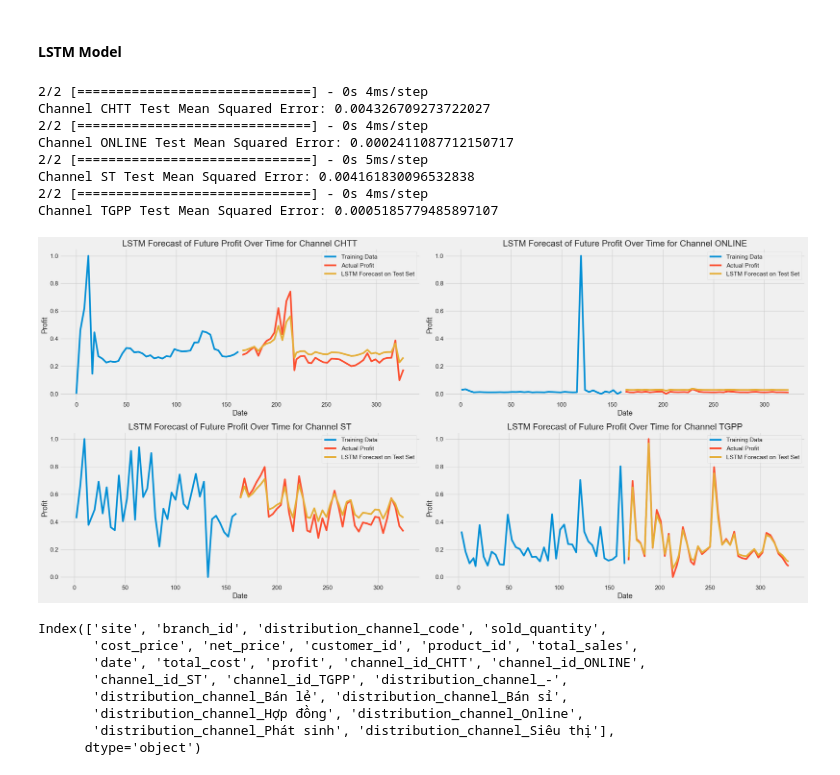
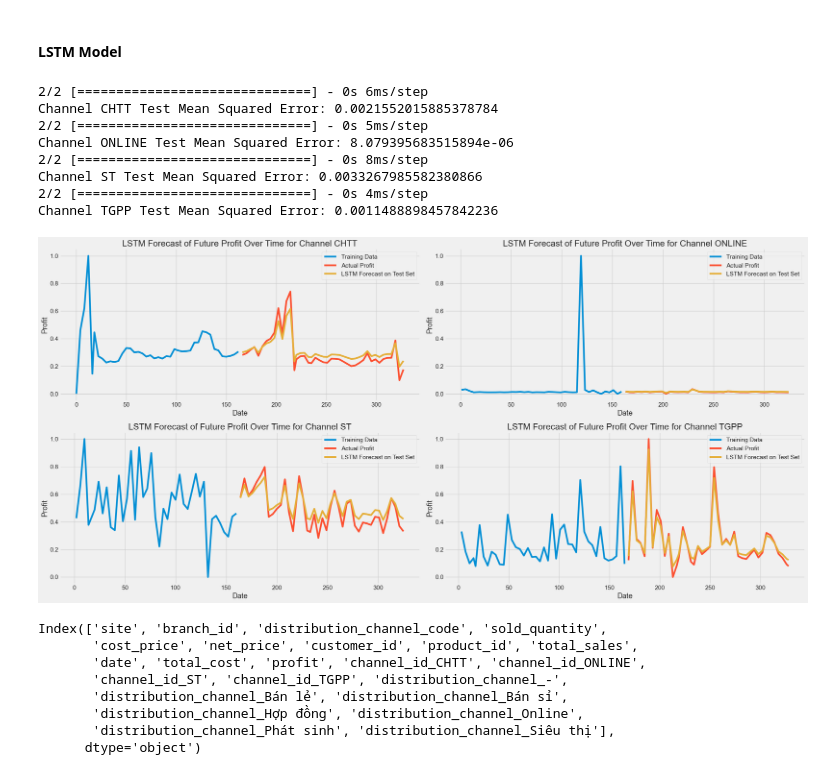
Before and after one commit to knightstark7/FinalMVP-VietnamDatathon, a Jupyter notebook: src/demo.ipynb, the cells around one changed output. Saved outputs shown, nothing was run; the diff lists cells and outputs as text; code cells hidden in the pictures.

```diff
--- a/src/demo.ipynb
+++ b/src/demo.ipynb
@@ -309,6 +309,8 @@ plt.show()
 [figure]
 # %% [markdown]
 ### **Data Modeling**
+# %%
+total_profit_over_time = sales_data.groupby(['date', 'channel_id'])['profit'].sum().reset_index()
 # %% [markdown]
 #### **ARIMA Model**
 # %%
@@ -422,42 +424,42 @@ for i, channel in enumerate(total_profit_over_time['channel_id'].unique()):
     test_values = np.array(test['profit']).reshape(-1, 1, 1)
 
     # Build the LSTM model
     model = Sequential()
-    model.add(LSTM(50, activation='relu', input_shape=(1, 1)))
+    model.add(LSTM(100, activation='relu', input_shape=(1, 1)))
     model.add(Dense(1))
     model.compile(optimizer='adam', loss='mse')
 
     # Fit the model on the training set
     model.fit(train_values, train['profit'], epochs=200, verbose=0)
 
     # Forecast future values on the test set
     forecast_values_test = model.predict(test_values)
 
     # Evaluate the model on the test set
     mse_test = mean_squared_error(test['profit'], forecast_values_test)
     print(f'Channel {channel} Test Mean Squared Error: {mse_test}')
 
     # Visualize the results
     axs[i].plot(train.index, train['profit'], label='Training Data')
     axs[i].plot(test.index, test['profit'], label='Actual Profit')
     axs[i].plot(test.index, forecast_values_test, label='LSTM Forecast on Test Set')
     axs[i].set_title(f'LSTM Forecast of Future Profit Over Time for Channel {channel}')
     axs[i].set_xlabel('Date')
     axs[i].set_ylabel('Profit')
     axs[i].legend()
 
 plt.tight_layout()
 plt.show()
 # %% [output]
+2/2 [==============================] - 0s 6ms/step
+Channel CHTT Test Mean Squared Error: 0.0021552015885378784
+2/2 [==============================] - 0s 5ms/step
+Channel ONLINE Test Mean Squared Error: 8.079395683515894e-06
+2/2 [==============================] - 0s 8ms/step
+Channel ST Test Mean Squared Error: 0.0033267985582380866
 2/2 [==============================] - 0s 4ms/step
-Channel CHTT Test Mean Squared Error: 0.004326709273722027
-2/2 [==============================] - 0s 4ms/step
-Channel ONLINE Test Mean Squared Error: 0.0002411087712150717
-2/2 [==============================] - 0s 5ms/step
-Channel ST Test Mean Squared Error: 0.004161830096532838
-2/2 [==============================] - 0s 4ms/step
-Channel TGPP Test Mean Squared Error: 0.0005185779485897107
+Channel TGPP Test Mean Squared Error: 0.0011488898457842236
-[figure, old version]
+[figure, new version]
 # %%
 from sklearn.preprocessing import OneHotEncoder, LabelEncoder
 
```
Also changed, not shown: parts of 8 cells of this notebook.
